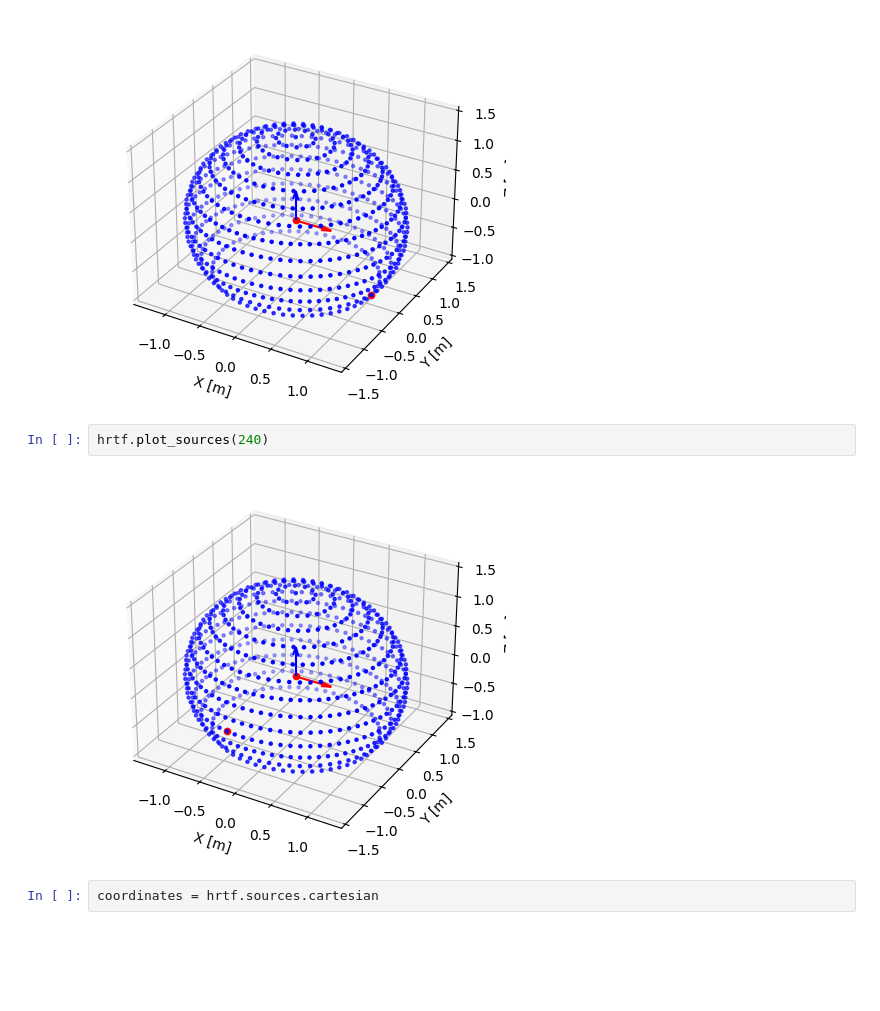
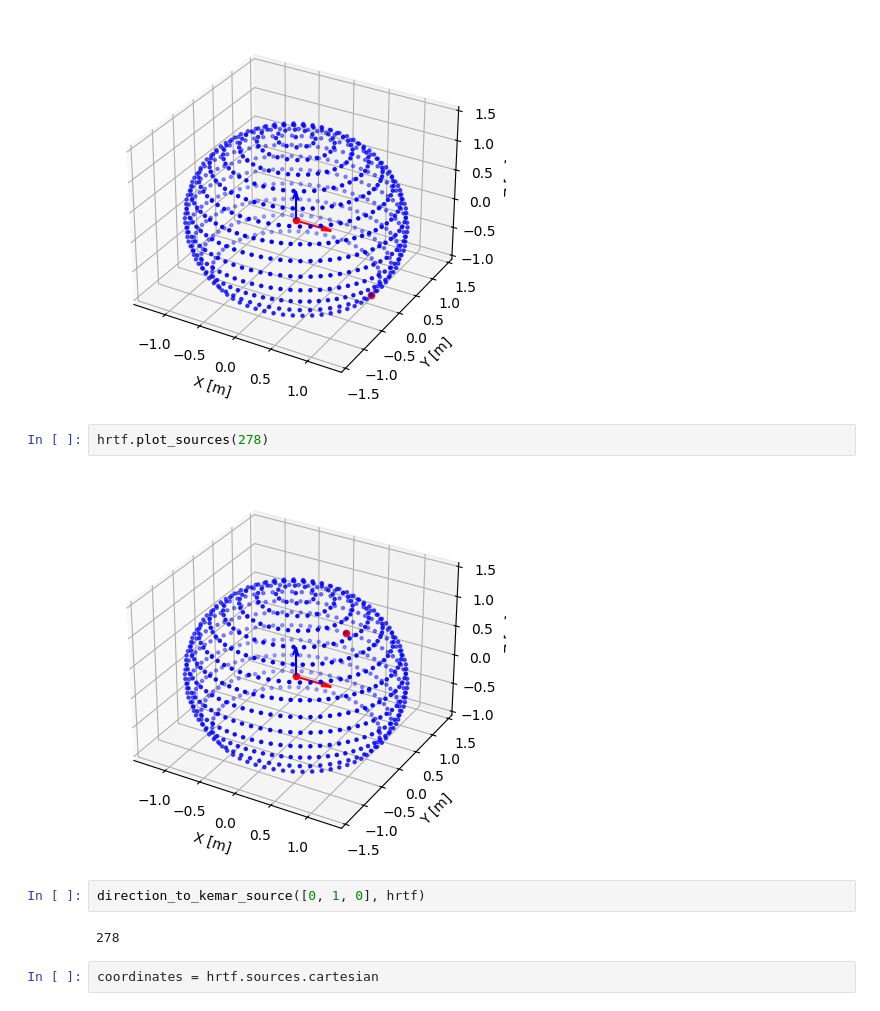
Before and after one commit to yunho-c/musical-intelligence, a Jupyter notebook: experiment_1.ipynb, the cells around one changed output. Saved outputs shown, nothing was run; the diff lists cells and outputs as text; blank space fills up the shorter version.

```diff
--- a/experiment_1.ipynb
+++ b/experiment_1.ipynb
@@ -28,9 +28,13 @@ hrtf.plot_sources(0) # plot the sources in 3D, highlighting the selected sources
 # %% [output]
 [figure]
 # %%
-hrtf.plot_sources(240)
+hrtf.plot_sources(278)
 # %% [output]
-[figure, old version]
+[figure, new version]
+# %%
+direction_to_kemar_source([0, 1, 0], hrtf)
+# %% [output]
+278
 # %%
 coordinates = hrtf.sources.cartesian
 # %%
```
Also changed, not shown: parts of 8 cells of this notebook, 8 other files.
